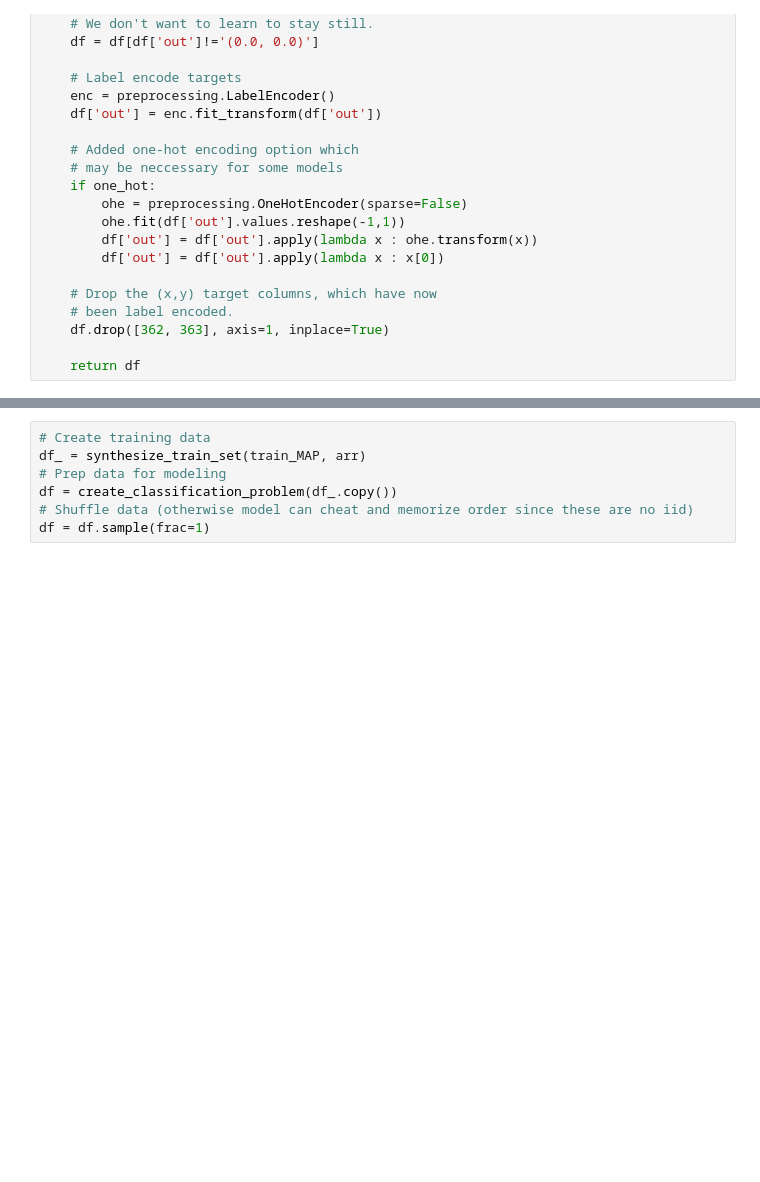
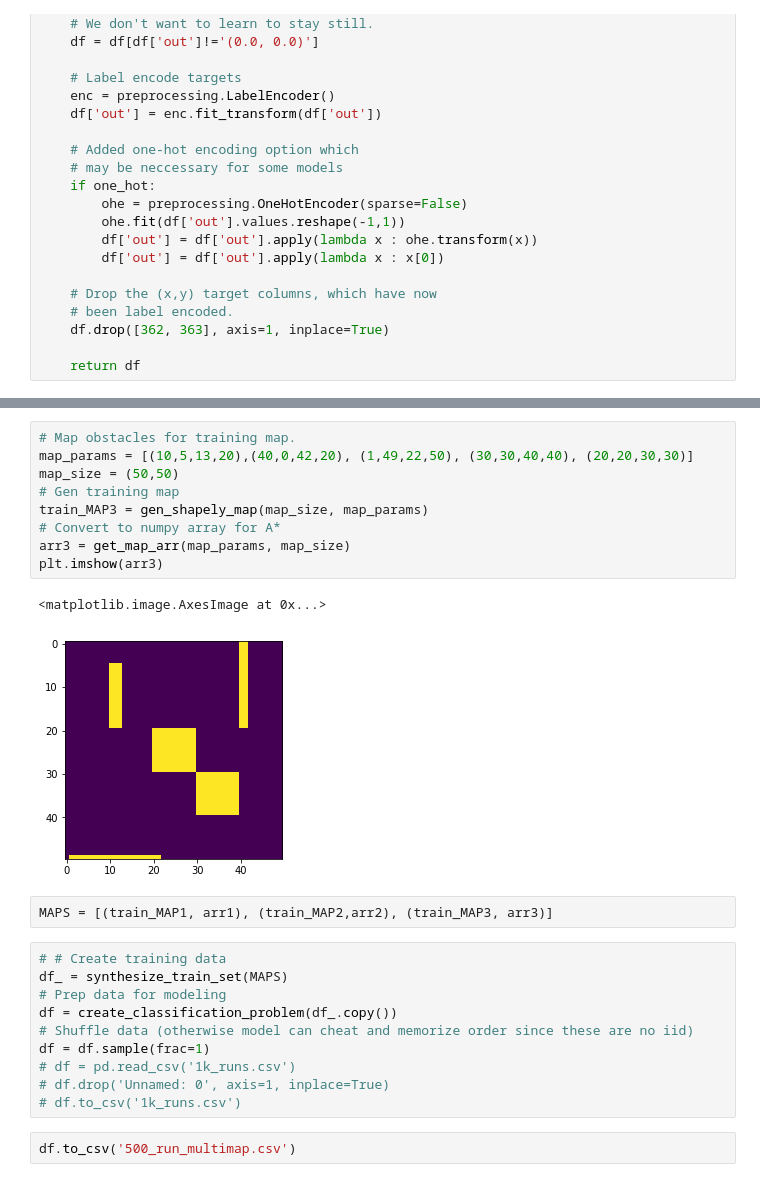
Before and after one commit to JosephGatto/2D-Motion-Planning-with-Machine-Learning, a Jupyter notebook: shapely+synthetic+sensor.ipynb, the cells around one changed output, grey strips where cells are left out. Cells and saved outputs as stored; diff of their text form; blank space fills up the shorter version.

```diff
--- a/shapely+synthetic+sensor.ipynb
+++ b/shapely+synthetic+sensor.ipynb
@@ -277,9 +290,28 @@ plt.imshow(arr)
+# %%
+# Map obstacles for training map.
+map_params = [(10,5,13,20),(40,0,42,20), (1,49,22,50), (30,30,40,40), (20,20,30,30)]
+map_size = (50,50)
+# Gen training map
+train_MAP3 = gen_shapely_map(map_size, map_params)
+# Convert to numpy array for A*
+arr3 = get_map_arr(map_params, map_size)
+plt.imshow(arr3)
+# %% [output]
+<matplotlib.image.AxesImage at 0x...>
+[figure, added]
+# %%
+MAPS = [(train_MAP1, arr1), (train_MAP2,arr2), (train_MAP3, arr3)]
 # %%
-# Create training data
-df_ = synthesize_train_set(train_MAP, arr)
+# # Create training data
+df_ = synthesize_train_set(MAPS)
 # Prep data for modeling
 df = create_classification_problem(df_.copy())
 # Shuffle data (otherwise model can cheat and memorize order since these are no iid)
 df = df.sample(frac=1)
+# df = pd.read_csv('1k_runs.csv')
+# df.drop('Unnamed: 0', axis=1, inplace=True)
+# df.to_csv('1k_runs.csv')
+# %%
+df.to_csv('500_run_multimap.csv')
 # %%
 # Get training acc
```
Also changed, not shown: parts of 13 cells of this notebook.
